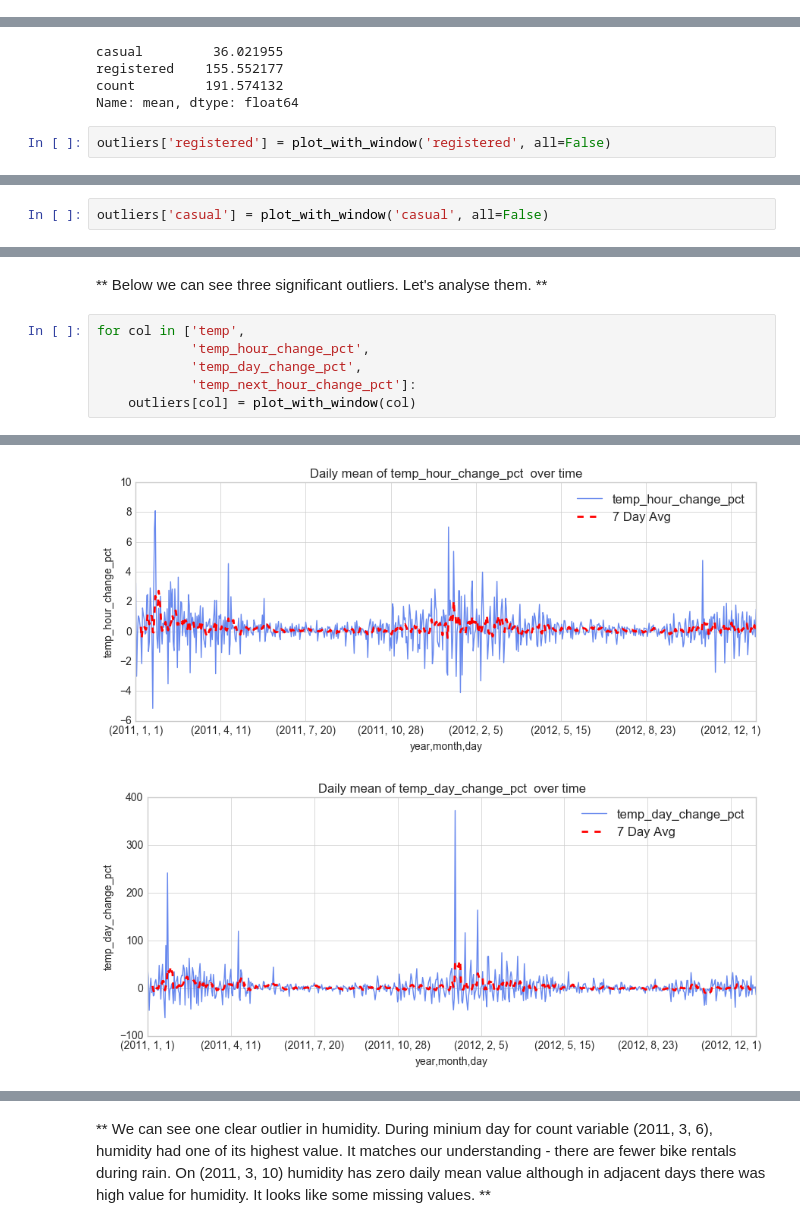
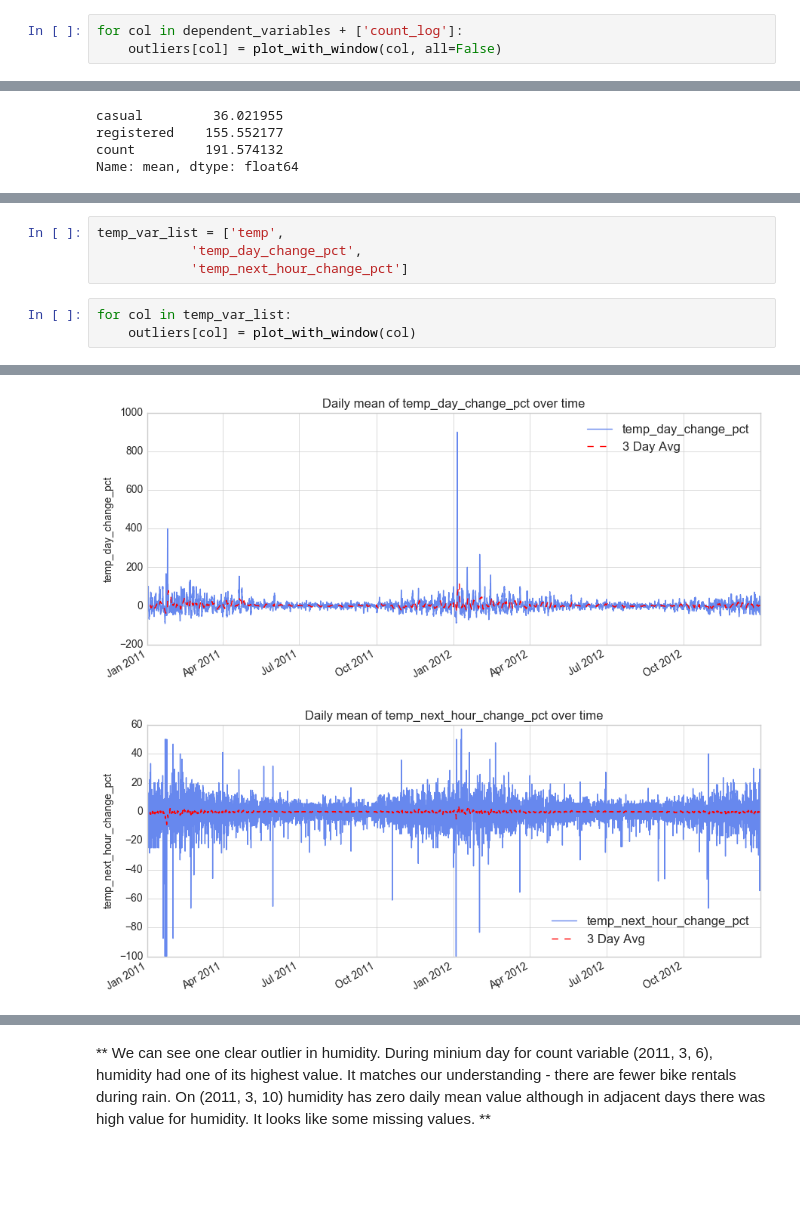
Before and after one commit to artursuchocki/kaggle_capital_bikesharing, a Jupyter notebook: Capital Bike - Project Exercise - Solutions.ipynb, the cells around one changed output, grey strips where cells are left out. Saved outputs shown, nothing was run; the diff lists cells and outputs as text; blank space fills up the shorter version.

```diff
--- a/Capital Bike - Project Exercise - Solutions.ipynb
+++ b/Capital Bike - Project Exercise - Solutions.ipynb
@@ -378,0 +443,3 @@ outliers['count'] = plot_with_window('count', all=False)
+# %%
+for col in dependent_variables + ['count_log']:
+    outliers[col] = plot_with_window(col, all=False)
@@ -385,5 +457,3 @@ casual         36.021955
 registered    155.552177
 count         191.574132
 Name: mean, dtype: float64
-# %%
-outliers['registered'] = plot_with_window('registered', all=False)
@@ -394,2 +459,0 @@ outliers['registered'] = plot_with_window('registered', all=False)
-# %%
-outliers['casual'] = plot_with_window('casual', all=False)
@@ -410,9 +468,8 @@ all_daily_mean.ix[outliers['count']]
-# %% [markdown]
-** Below we can see three significant outliers. Let's analyse them. **
+# %%
+temp_var_list = ['temp',
+            'temp_day_change_pct',
+            'temp_next_hour_change_pct']
 # %%
-for col in ['temp',
-            'temp_hour_change_pct',
-            'temp_day_change_pct',
-            'temp_next_hour_change_pct']:
+for col in temp_var_list:
     outliers[col] = plot_with_window(col)
 # %% [output]
@@ -420,2 +477,2 @@ for col in ['temp',
-[figure, old version]
+[figure, new version]
-[figure, old version]
+[figure, new version]
```
Also changed, not shown: parts of 66 cells of this notebook, 2 other files.
